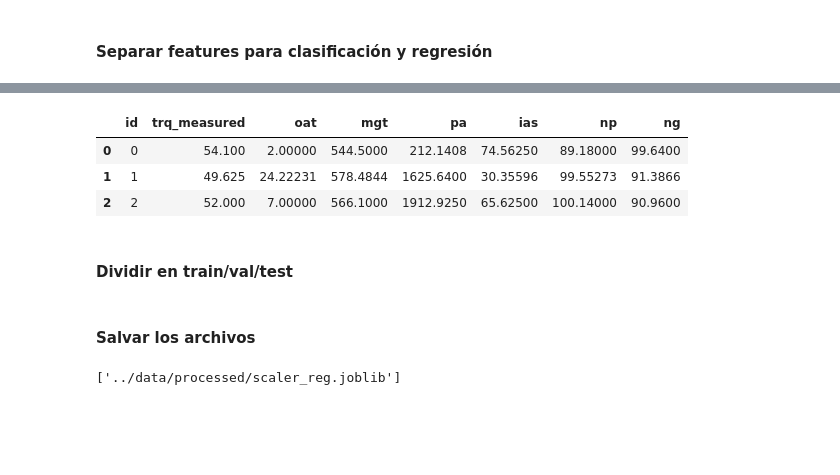
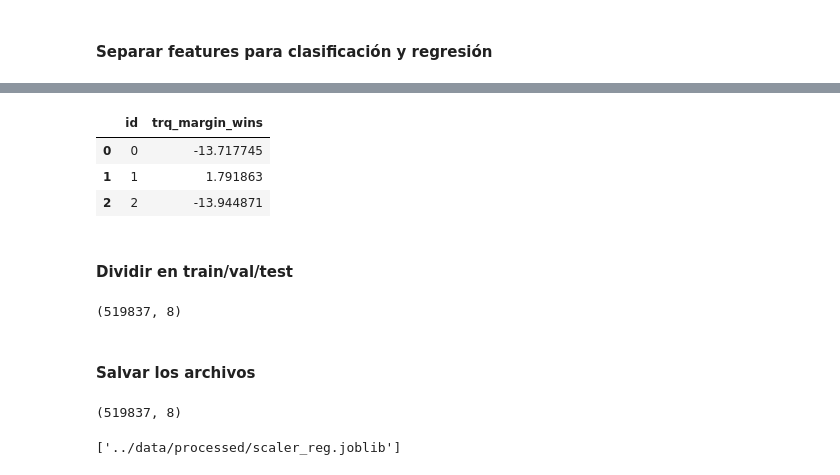
Before and after one commit to karentp/DataChallenge_2024, a Jupyter notebook: preprocessing/data-preprocessing.ipynb, the cells around one changed output, grey strips where cells are left out. Drawn from its saved outputs; the diff is of its cells as text; code cells hidden in the pictures; blank space fills up the shorter version.

```diff
--- a/preprocessing/data-preprocessing.ipynb
+++ b/preprocessing/data-preprocessing.ipynb
@@ -194,10 +192,10 @@ KeyError: ('id', 'faulty')
 # %%
-X_cls.head(3)
+Y_reg.head(3)
 # %% [output]
-|  | id | trq_measured | oat | mgt | pa | ias | np | ng |
-| 0 | 0 | 54.100 | 2.00000 | 544.5000 | 212.1408 | 74.56250 | 89.18000 | 99.6400 |
-| 1 | 1 | 49.625 | 24.22231 | 578.4844 | 1625.6400 | 30.35596 | 99.55273 | 91.3866 |
-| 2 | 2 | 52.000 | 7.00000 | 566.1000 | 1912.9250 | 65.62500 | 100.14000 | 90.9600 |
+|  | id | trq_margin_wins |
+| 0 | 0 | -13.717745 |
+| 1 | 1 | 1.791863 |
+| 2 | 2 | -13.944871 |
 # %% [markdown]
 #### Dividir en train/val/test
 # %%
@@ -220,8 +218,16 @@ X_temp_reg, X_test_reg, Y_temp_reg, Y_test_reg = train_test_split(
 
 X_train_reg, X_val_reg, Y_train_reg, Y_val_reg = train_test_split(
     X_temp_reg, Y_temp_reg, test_size=val_relative_size, random_state=random_state)
+# %%
+X_train_cls.shape
+# %% [output]
+(519837, 8)
 # %% [markdown]
 #### Salvar los archivos
+# %%
+X_train_cls.shape
+# %% [output]
+(519837, 8)
 # %%
 os.makedirs("../data/processed", exist_ok=True)
 # %%
```
Also changed, not shown: parts of 3 cells of this notebook.
